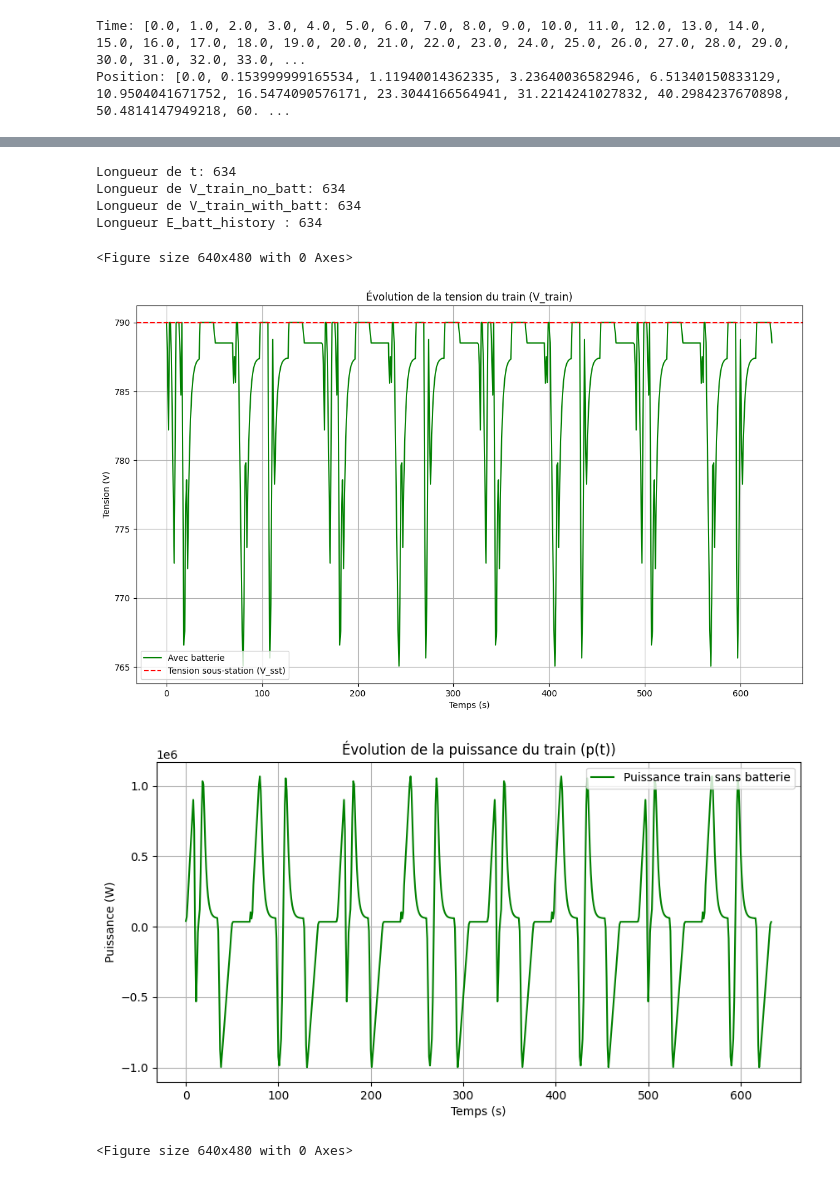
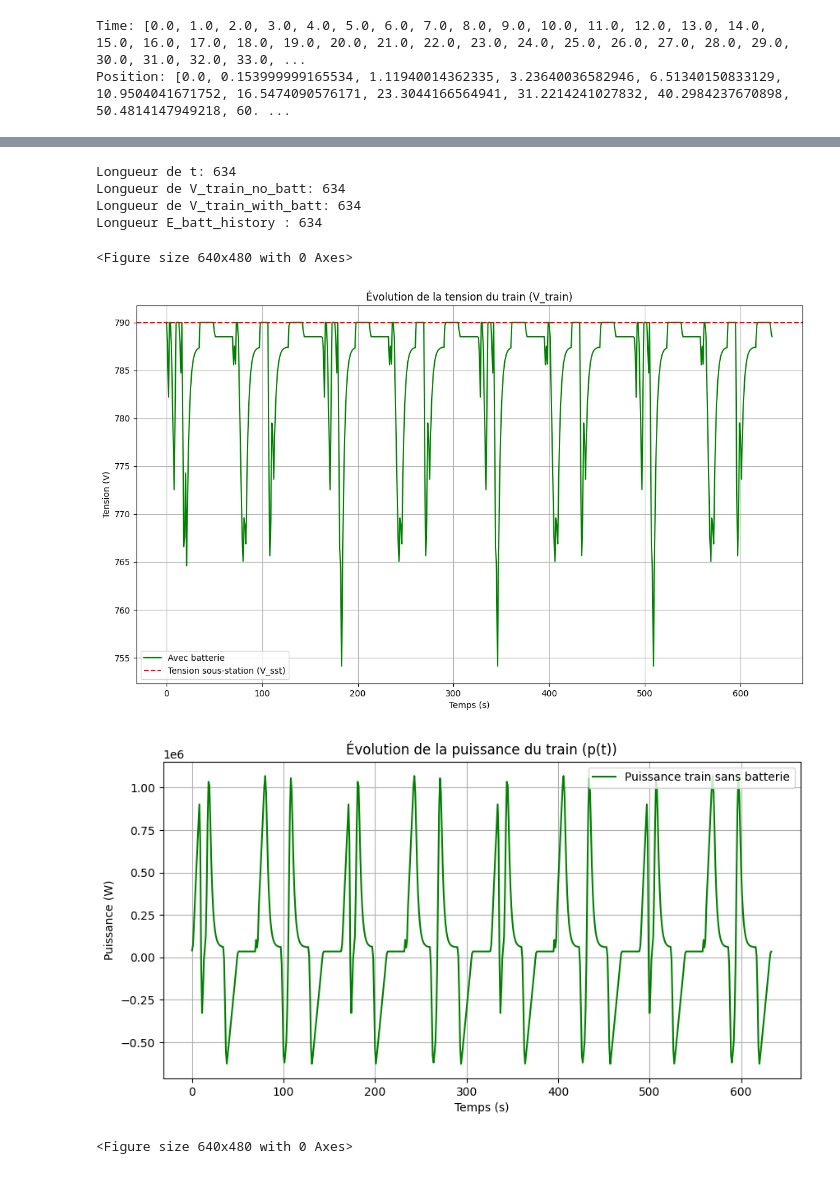
Before and after one commit to Yasserbhb/PROJET_OPT, a Jupyter notebook: Mise_en_place_du_modèle_du_système.ipynb, the cells around one changed output, grey strips where cells are left out. Drawn from its saved outputs; the diff is of its cells as text; code cells hidden in the pictures.

```diff
--- a/Mise_en_place_du_modèle_du_système.ipynb
+++ b/Mise_en_place_du_modèle_du_système.ipynb
@@ -62,7 +62,13 @@ F_motrice = M * a + M * g * np.sin(alpha) + F_resistive
 P_mec = F_motrice * v  # En watts
 
 # Puissance totale demandée
-P_train = P_mec / eta_motor + P_aux  # En watts
+
+#P_train = P_mec / eta_motor + P_aux  # En watts
+
+P_train = [
+    (P / eta_motor + P_aux) if P >= 0 else (P * eta_motor + P_aux)
+    for P in P_mec
+]
 # %%
 # --- Simulation sans batterie ---
 V_train_no_batt = []
@@ -171,7 +177,7 @@ plt.grid()
 # %%
 # --- Simulation avec batterie ---
 # Batterie
-def batterie_simulation(C_batt, P_batt_max, Seuil, position, temps):
+def batterie_simulation(C_batt, P_batt_max, Seuil, K, position, temps):
     """
     Simule le fonctionnement du train avec une batterie en utilisant des variables globales pour le contexte.
 
@@ -179,6 +185,7 @@ def batterie_simulation(C_batt, P_batt_max, Seuil, position, temps):
         C_batt (float): Capacité de la batterie en joules.
         P_batt_max (float): Puissance maximale de charge/décharge de la batterie (W).
         Seuil (float): Seuil de puissance apartir du quel on commence a consommé l'energie depuis la batterie
+        K(float): relation entre le cout et la capacité de la batterie
         position (list): Liste des positions du train (m).
         temps (list): Liste des instants de temps (s).
 
@@ -186,7 +193,11 @@ def batterie_simulation(C_batt, P_batt_max, Seuil, position, temps):
     Retourne:
         V_train_with_batt (list): Tension du train avec la batterie (V).
         E_batt_history (list): Historique de l'énergie de la batterie (J).
+        Cout_batt (float): cout de la batterie
+        Delta_Vmax (float): la plus grande shute de tension
+
     """
+
     E_batt_max = C_batt  # Énergie initiale de la batterie (joules)
     P_batt = [0]
     V_train_with_batt = [790]
@@ -250,7 +261,11 @@ def batterie_simulation(C_batt, P_batt_max, Seuil, position, temps):
     if len(V_train_with_batt) < len(t):
         V_train_with_batt.append(V_train_with_batt[-1])  # Ajout de la dernière valeur de la tension
 
-    return V_train_with_batt, E_batt_history
+
+    Delta_Vmax=V_sst-np.min(V_train_with_batt)
+    cout_batt=K*C_batt
+
+    return V_train_with_batt, E_batt_history, Delta_Vmax, cout_batt
 
 
 def plot_simulation_results():
@@ -299,14 +314,14 @@ def plot_simulation_results():
     plt.tight_layout()
     plt.show()
 # %%
-[V_train_with_batt, E_batt_history]= batterie_simulation(5e6, 500e3, 2e5, position, temps)
+[V_train_with_batt, E_batt_history, Delta_Vmax ,cout_batt]= batterie_simulation(5e6, 500e3, 2e5, 3, position, temps)
 plot_simulation_results()
 # %% [output]
 Longueur de t: 634
 Longueur de V_train_no_batt: 634
 Longueur de V_train_with_batt: 634
 Longueur E_batt_history : 634
 <Figure size 640x480 with 0 Axes>
-[figure, old version]
+[figure, new version]
-[figure, old version]
+[figure, new version]
 <Figure size 640x480 with 0 Axes>
```
Also changed, not shown: parts of 2 cells of this notebook.
